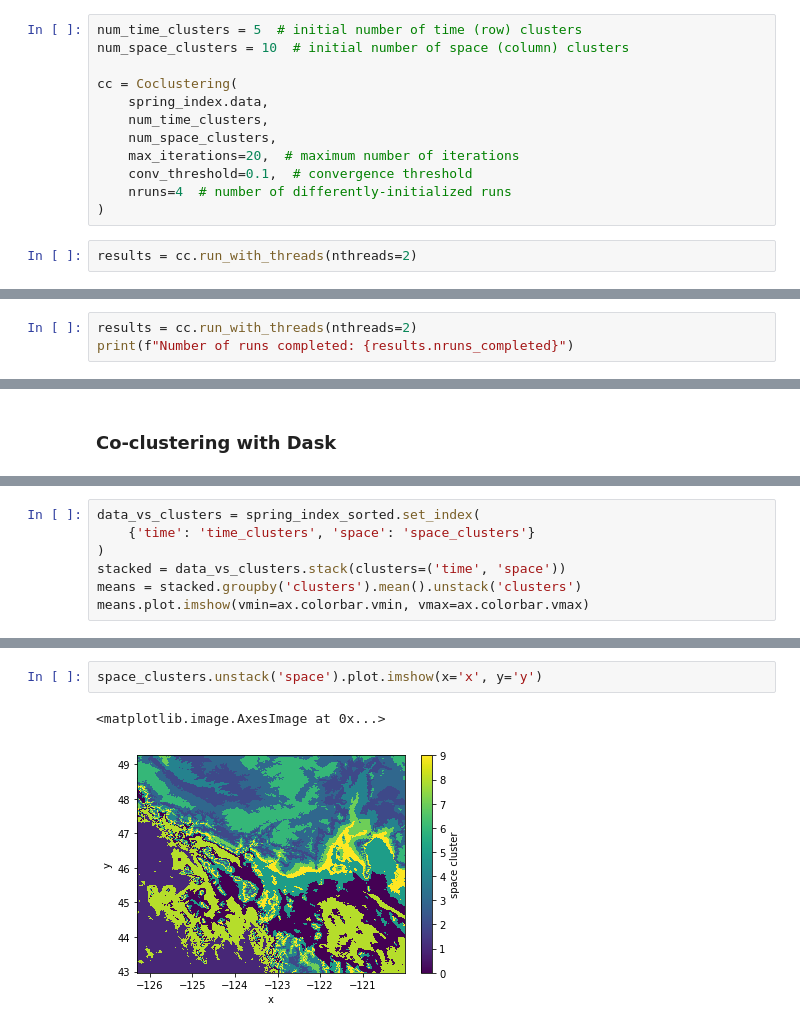
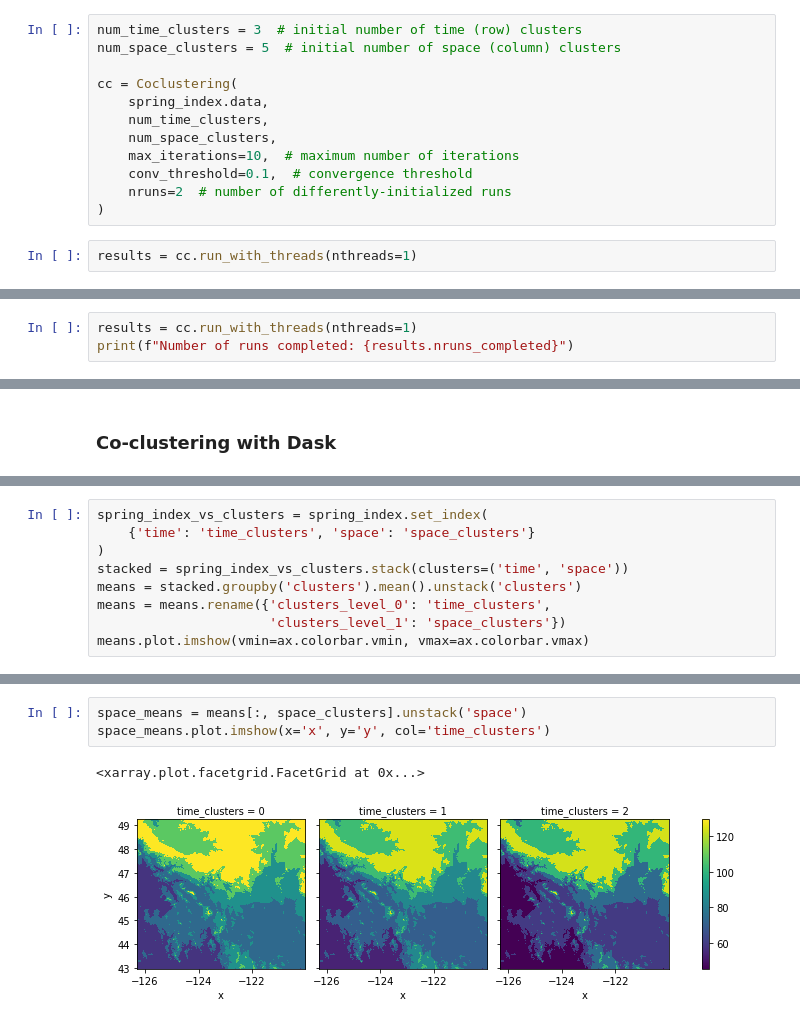
Before and after one commit to esciencecenter-digital-skills/tutorial-cgc, a Jupyter notebook: notebooks/coclustering.ipynb, the cells around one changed output, grey strips where cells are left out. Saved outputs shown, nothing was run; the diff lists cells and outputs as text.

```diff
--- a/notebooks/coclustering.ipynb
+++ b/notebooks/coclustering.ipynb
@@ -77,18 +78,18 @@ The data is now ready for the co-clustering analysis!
 # %% [markdown]
 ### Numpy-based implementation
 # %%
-num_time_clusters = 5  # initial number of time (row) clusters
-num_space_clusters = 10  # initial number of space (column) clusters
+num_time_clusters = 3  # initial number of time (row) clusters
+num_space_clusters = 5  # initial number of space (column) clusters
 
 cc = Coclustering(
     spring_index.data,
     num_time_clusters,
     num_space_clusters,
-    max_iterations=20,  # maximum number of iterations
+    max_iterations=10,  # maximum number of iterations
     conv_threshold=0.1,  # convergence threshold
-    nruns=4  # number of differently-initialized runs
+    nruns=2  # number of differently-initialized runs
 )
 # %%
-results = cc.run_with_threads(nthreads=2)
+results = cc.run_with_threads(nthreads=1)
 # %% [output]
 INFO:cgc.coclustering:Retrieving run 0
@@ -106,4 +101,4 @@ WARNING:cgc.coclustering:Run not converged in 20 iterations
 # %%
-results = cc.run_with_threads(nthreads=2)
+results = cc.run_with_threads(nthreads=1)
 print(f"Number of runs completed: {results.nruns_completed}")
 # %% [output]
@@ -179,8 +214,10 @@ ax = spring_index_sorted.plot.imshow(x='location', y='time')
 # %%
-data_vs_clusters = spring_index_sorted.set_index(
+spring_index_vs_clusters = spring_index.set_index(
     {'time': 'time_clusters', 'space': 'space_clusters'}
 )
-stacked = data_vs_clusters.stack(clusters=('time', 'space'))
+stacked = spring_index_vs_clusters.stack(clusters=('time', 'space'))
 means = stacked.groupby('clusters').mean().unstack('clusters')
+means = means.rename({'clusters_level_0': 'time_clusters',
+                      'clusters_level_1': 'space_clusters'})
 means.plot.imshow(vmin=ax.colorbar.vmin, vmax=ax.colorbar.vmax)
 # %% [output]
@@ -197,5 +226,6 @@ distributed.utils_perf - WARNING - full garbage collections took 66% CPU time re
 # %%
-space_clusters.unstack('space').plot.imshow(x='x', y='y')
+space_means = means[:, space_clusters].unstack('space')
+space_means.plot.imshow(x='x', y='y', col='time_clusters')
 # %% [output]
-<matplotlib.image.AxesImage at 0x...>
+<xarray.plot.facetgrid.FacetGrid at 0x...>
-[figure, old version]
+[figure, new version]
```
Also changed, not shown: parts of 29 cells of this notebook.
